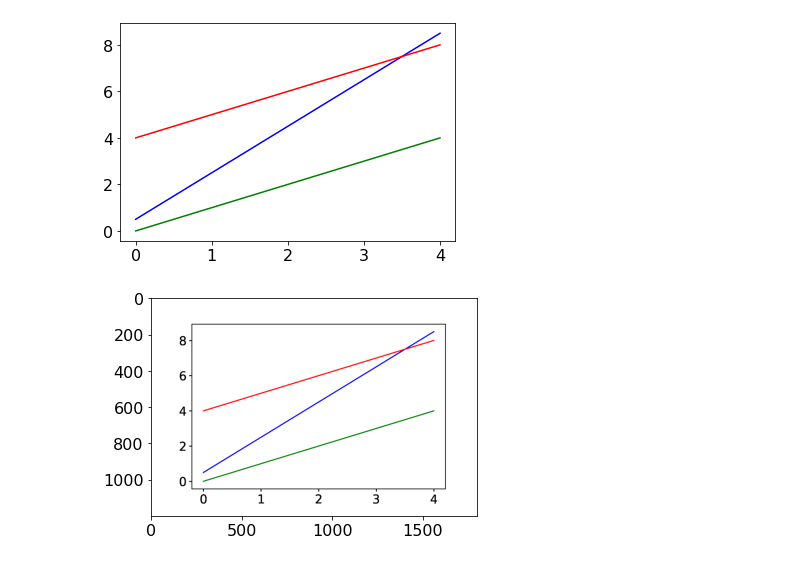
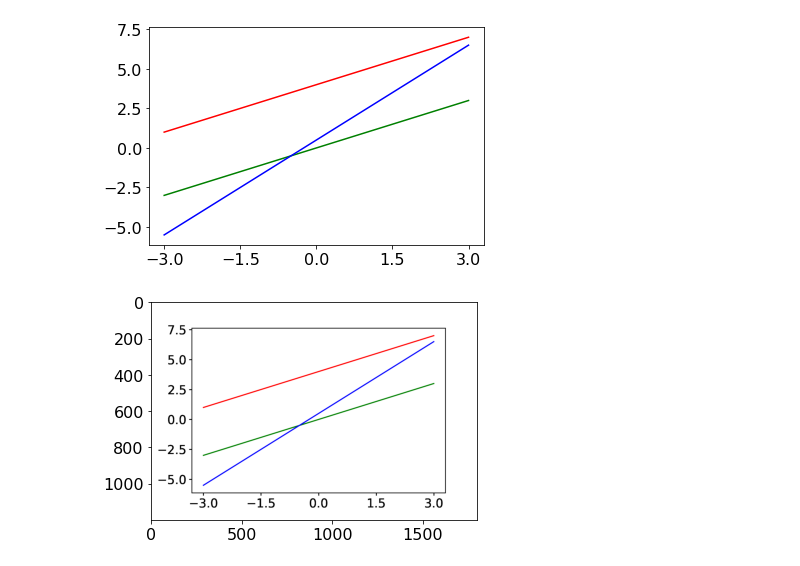
Before and after one commit to almajo/reverse-plot, a Jupyter notebook: prototype.ipynb, the cells around one changed output. Cells and saved outputs as stored; diff of their text form; code cells hidden in the pictures.

```diff
--- a/prototype.ipynb
+++ b/prototype.ipynb
@@ -8,29 +7,37 @@ from pytesseract import Output
 # %%
+from pytesseract import Output
 plt.rcParams.update({'font.size': 16,
                      'savefig.dpi': 300})
 # Create an image plot
 
-x = np.linspace(0,4,100)
+x = np.linspace(-3,3,100)
 plt.plot(x,x, 'g')
-plt.plot(x, 2*x + 0.5, 'b')
+plt.plot(x, 2 * x + 0.5, 'b')
 plt.plot(x, x + 4, 'r')
 
-plt.savefig("plots/three_linear_graphs.png")
+plt.xticks(np.arange(-3,3.5,1.5))
+plt.yticks(np.arange(-5,7.6,2.5))
+plt.savefig("plots/three_linear_neg_graphs.png")
 # %% [output]
-[figure, old version]
+[figure, new version]
 # %%
-use_image = "plots/three_linear_graphs.png"
+use_image = "plots/three_linear_neg_graphs.png"
 
 # Load image into numpy array and display it
 base_img = cv2.imread(use_image)
 
-def show_image(img):
+def show_image(img, axis=None):
+    # Helper function to disply the image in the correct colors
     rgb = cv2.cvtColor(img,cv2.COLOR_BGR2RGB)
-    plt.figure()
-    plt.imshow(rgb)
+
+    if axis is None:
+        plt.figure()
+        plt.imshow(rgb)
+    else:
+        axis.imshow(rgb)
 
 show_image(base_img)
 # %% [output]
-[figure, old version]
+[figure, new version]
 # %%
 class Rect:
```
Also changed, not shown: parts of 10 cells of this notebook.
